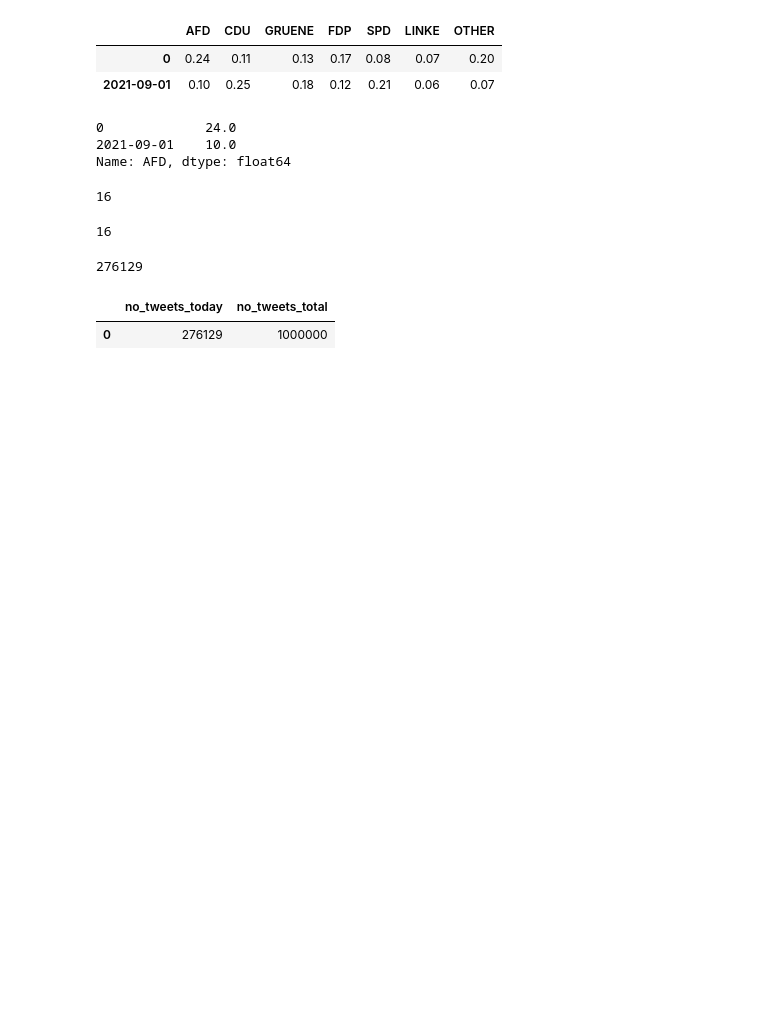
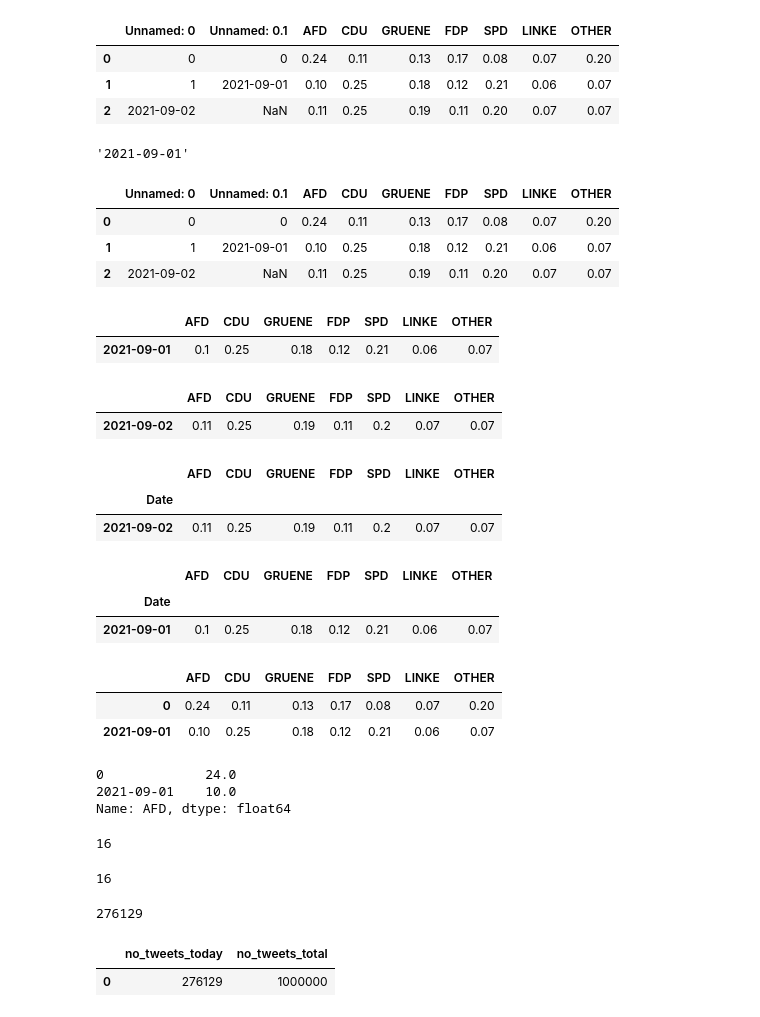
Before and after one commit to NicolasBuehringer/project_delphi, a Jupyter notebook: notebooks/04philipp/Untitled.ipynb, the cells around one changed output. Saved outputs shown, nothing was run; the diff lists cells and outputs as text; code cells hidden in the pictures; blank space fills up the shorter version.

```diff
--- a/notebooks/04philipp/Untitled.ipynb
+++ b/notebooks/04philipp/Untitled.ipynb
@@ -1,3 +1,23 @@
 # %%
 import pandas as pd
 import numpy as np
+# %%
+test = pd.read_csv("/Users/philippheitmann/Downloads/streamlit_prediction_database_prediciton_2021_09_02.csv")
+# %%
+test
+# %% [output]
+|  | Unnamed: 0 | Unnamed: 0.1 | AFD | CDU | GRUENE | FDP | SPD | LINKE | OTHER |
+| 0 | 0 | 0 | 0.24 | 0.11 | 0.13 | 0.17 | 0.08 | 0.07 | 0.20 |
+| 1 | 1 | 2021-09-01 | 0.10 | 0.25 | 0.18 | 0.12 | 0.21 | 0.06 | 0.07 |
+| 2 | 2021-09-02 | NaN | 0.11 | 0.25 | 0.19 | 0.11 | 0.20 | 0.07 | 0.07 |
+# %%
+test = test.iloc[1]["Unnamed: 0.1"]
+# %% [output]
+'2021-09-01'
+# %%
+test
+# %% [output]
+|  | Unnamed: 0 | Unnamed: 0.1 | AFD | CDU | GRUENE | FDP | SPD | LINKE | OTHER |
+| 0 | 0 | 0 | 0.24 | 0.11 | 0.13 | 0.17 | 0.08 | 0.07 | 0.20 |
+| 1 | 1 | 2021-09-01 | 0.10 | 0.25 | 0.18 | 0.12 | 0.21 | 0.06 | 0.07 |
+| 2 | 2021-09-02 | NaN | 0.11 | 0.25 | 0.19 | 0.11 | 0.20 | 0.07 | 0.07 |
@@ -3,0 +37,14 @@ import numpy as np
+# %%
+yes = prediction.iloc[[1]]
+yes.index = ["2021-09-01"]
+yes
+# %% [output]
+|  | AFD | CDU | GRUENE | FDP | SPD | LINKE | OTHER |
+| 2021-09-01 | 0.1 | 0.25 | 0.18 | 0.12 | 0.21 | 0.06 | 0.07 |
+# %%
+today = prediction.iloc[[2]]
+today.index = ["2021-09-02"]
+today
+# %% [output]
+|  | AFD | CDU | GRUENE | FDP | SPD | LINKE | OTHER |
+| 2021-09-02 | 0.11 | 0.25 | 0.19 | 0.11 | 0.2 | 0.07 | 0.07 |
@@ -3,0 +53,6 @@ import numpy as np
+# %%
+today
+# %% [output]
+|  | AFD | CDU | GRUENE | FDP | SPD | LINKE | OTHER |
+| Date |  |  |  |  |  |  |  |
+| 2021-09-02 | 0.11 | 0.25 | 0.19 | 0.11 | 0.2 | 0.07 | 0.07 |
@@ -4,3 +63,9 @@ import numpy as np
+# %%
+pd.read_csv("/Users/philippheitmann/Downloads/yesterday.csv", index_col="Date" )
+# %% [output]
+|  | AFD | CDU | GRUENE | FDP | SPD | LINKE | OTHER |
+| Date |  |  |  |  |  |  |  |
+| 2021-09-01 | 0.1 | 0.25 | 0.18 | 0.12 | 0.21 | 0.06 | 0.07 |
 # %%
 test = pd.read_csv("/Users/philippheitmann/Downloads/streamlit_prediction_database_prediciton_2021_09_01 (4).csv", index_col="Unnamed: 0")
 test
```
Also changed, not shown: parts of 6 cells of this notebook, 2 other files.
